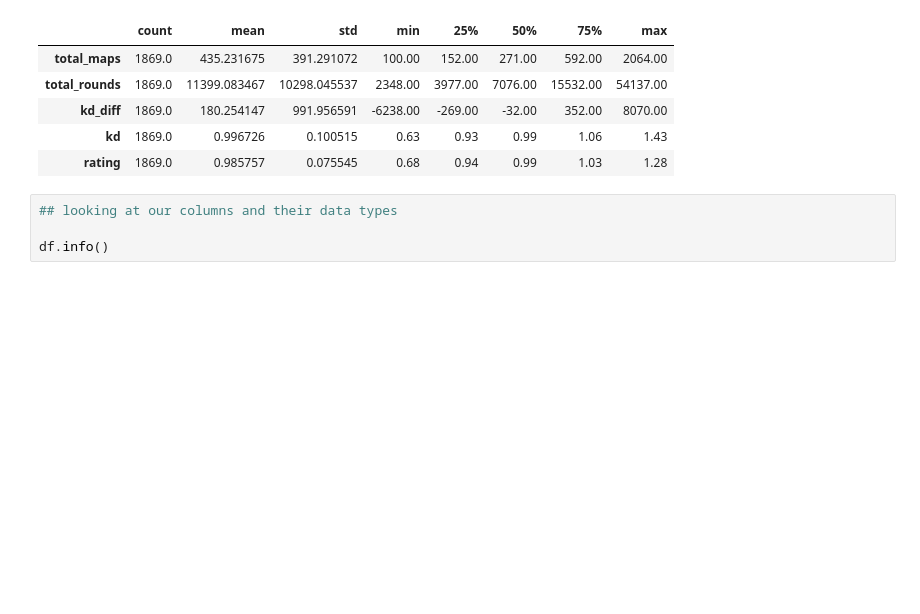
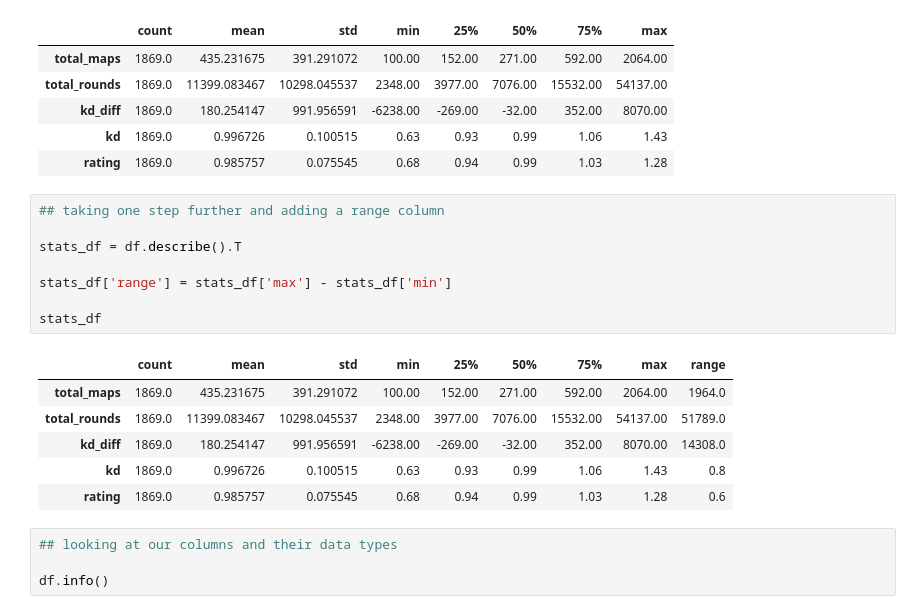
Before and after one commit to ForrestMccrosky/CSGO_player_KD, a Jupyter notebook: Rough_Draft.ipynb, the cells around one changed output. Drawn from its saved outputs; the diff is of its cells as text; blank space fills up the shorter version.

```diff
--- a/Rough_Draft.ipynb
+++ b/Rough_Draft.ipynb
@@ -59,6 +61,21 @@ df.describe().T
 | kd_diff | 1869.0 | 180.254147 | 991.956591 | -6238.00 | -269.00 | -32.00 | 352.00 | 8070.00 |
 | kd | 1869.0 | 0.996726 | 0.100515 | 0.63 | 0.93 | 0.99 | 1.06 | 1.43 |
 | rating | 1869.0 | 0.985757 | 0.075545 | 0.68 | 0.94 | 0.99 | 1.03 | 1.28 |
+# %%
+## taking one step further and adding a range column
+
+stats_df = df.describe().T
+
+stats_df['range'] = stats_df['max'] - stats_df['min']
+
+stats_df
+# %% [output]
+|  | count | mean | std | min | 25% | 50% | 75% | max | range |
+| total_maps | 1869.0 | 435.231675 | 391.291072 | 100.00 | 152.00 | 271.00 | 592.00 | 2064.00 | 1964.0 |
+| total_rounds | 1869.0 | 11399.083467 | 10298.045537 | 2348.00 | 3977.00 | 7076.00 | 15532.00 | 54137.00 | 51789.0 |
+| kd_diff | 1869.0 | 180.254147 | 991.956591 | -6238.00 | -269.00 | -32.00 | 352.00 | 8070.00 | 14308.0 |
+| kd | 1869.0 | 0.996726 | 0.100515 | 0.63 | 0.93 | 0.99 | 1.06 | 1.43 | 0.8 |
+| rating | 1869.0 | 0.985757 | 0.075545 | 0.68 | 0.94 | 0.99 | 1.03 | 1.28 | 0.6 |
 # %%
 ## looking at our columns and their data types
 
```
Also changed, not shown: parts of 10 cells of this notebook.
